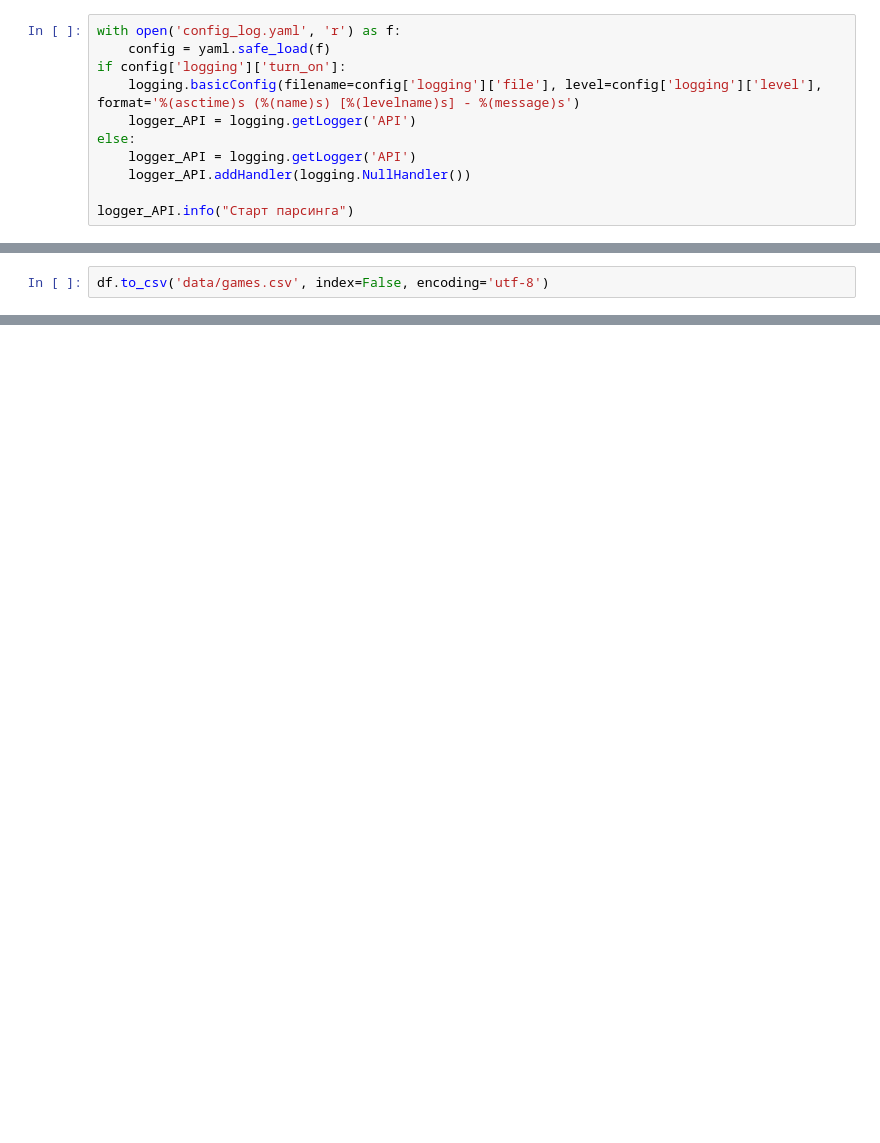
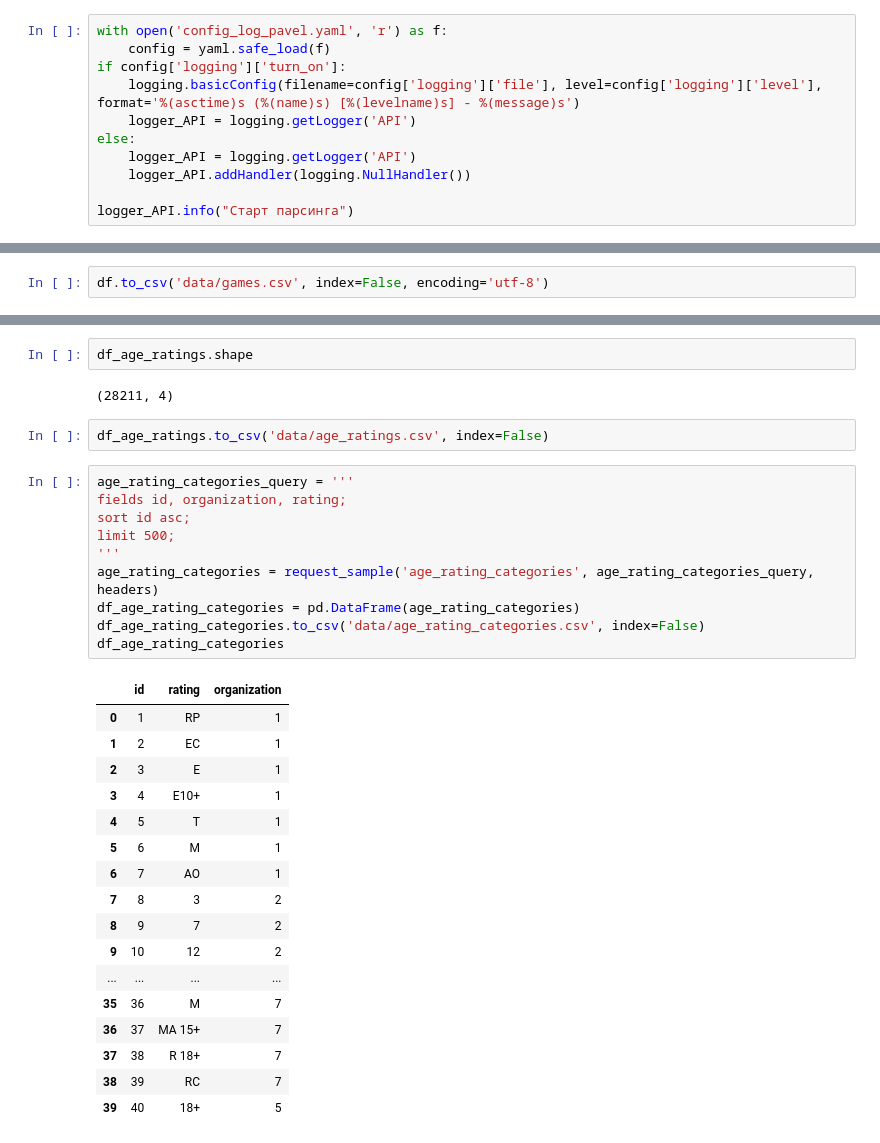
Before and after one commit to Bebrych/smadimo_GP2, a Jupyter notebook: parsing.ipynb, the cells around one changed output, grey strips where cells are left out. Cells and saved outputs as stored; diff of their text form; blank space fills up the shorter version.

```diff
--- a/parsing.ipynb
+++ b/parsing.ipynb
@@ -9,5 +13,5 @@ from dotenv import load_dotenv
 # %%
-with open('config_log.yaml', 'r') as f:
+with open('config_log_pavel.yaml', 'r') as f:
     config = yaml.safe_load(f)
 if config['logging']['turn_on']:
     logging.basicConfig(filename=config['logging']['file'], level=config['logging']['level'], format='%(asctime)s (%(name)s) [%(levelname)s] - %(message)s')
@@ -277,0 +337,34 @@ df.to_csv('data/games.csv', index=False, encoding='utf-8')
+# %%
+df_age_ratings.shape
+# %% [output]
+(28211, 4)
+# %%
+df_age_ratings.to_csv('data/age_ratings.csv', index=False)
+# %%
+age_rating_categories_query = '''
+fields id, organization, rating;
+sort id asc;
+limit 500;
+'''
+age_rating_categories = request_sample('age_rating_categories', age_rating_categories_query, headers)
+df_age_rating_categories = pd.DataFrame(age_rating_categories)
+df_age_rating_categories.to_csv('data/age_rating_categories.csv', index=False)
+df_age_rating_categories
+# %% [output]
+|  | id | rating | organization |
+| 0 | 1 | RP | 1 |
+| 1 | 2 | EC | 1 |
+| 2 | 3 | E | 1 |
+| 3 | 4 | E10+ | 1 |
+| 4 | 5 | T | 1 |
+| 5 | 6 | M | 1 |
+| 6 | 7 | AO | 1 |
+| 7 | 8 | 3 | 2 |
+| 8 | 9 | 7 | 2 |
+| 9 | 10 | 12 | 2 |
+| ... | ... | ... | ... |
+| 35 | 36 | M | 7 |
+| 36 | 37 | MA 15+ | 7 |
+| 37 | 38 | R 18+ | 7 |
+| 38 | 39 | RC | 7 |
+| 39 | 40 | 18+ | 5 |
```
Also changed, not shown: parts of 12 cells of this notebook, 6 other files.
